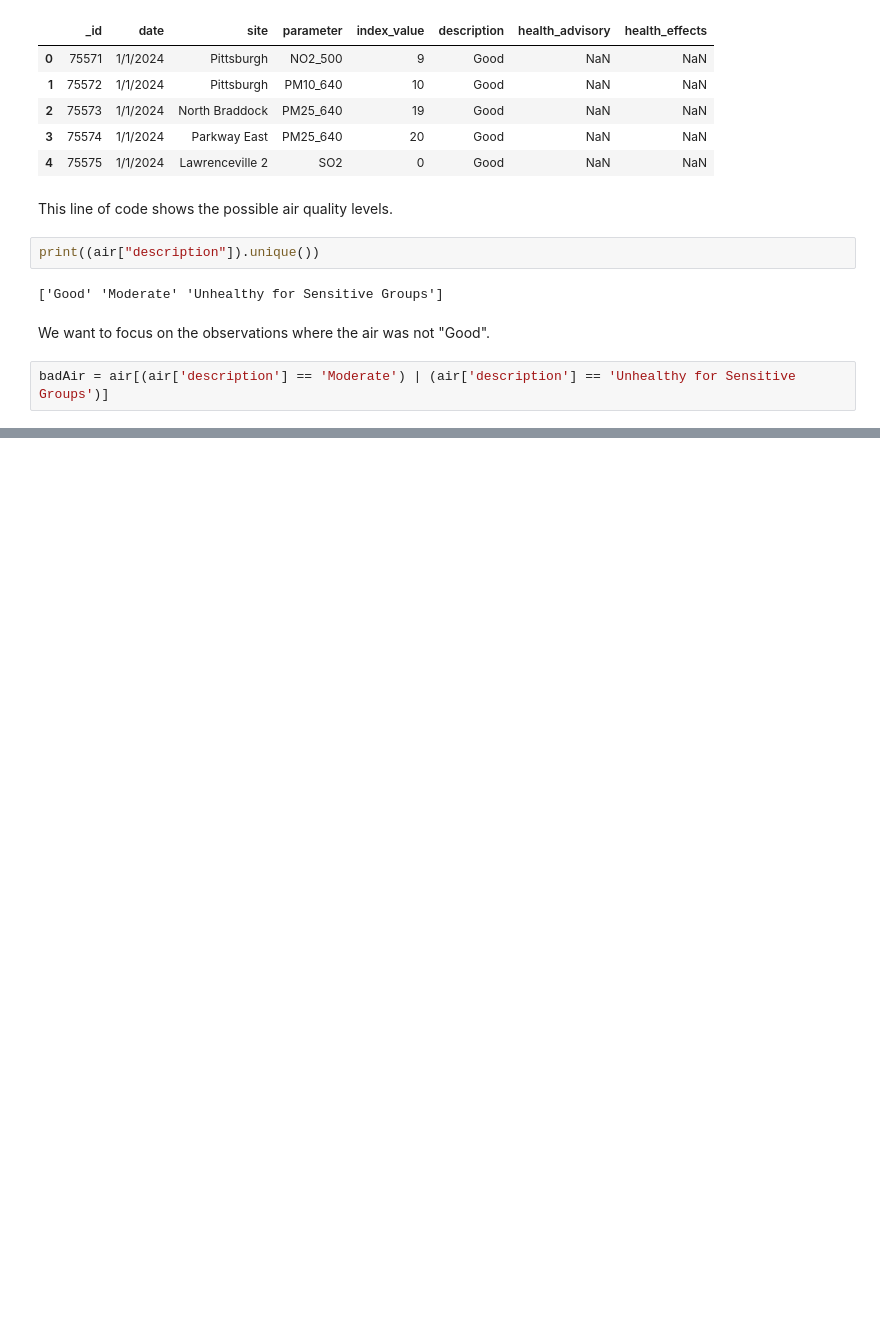
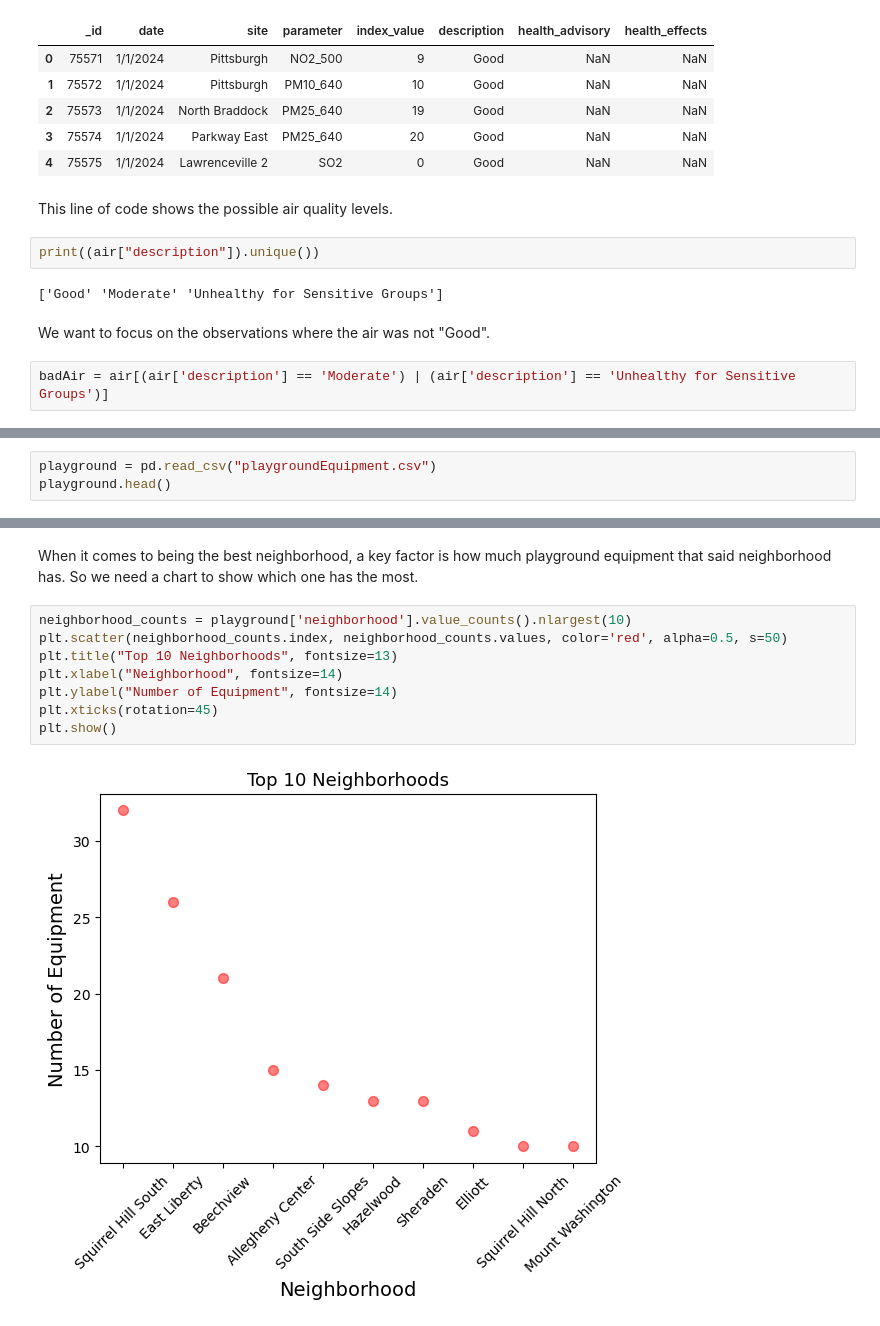
Before and after one commit to G-Farrell/CMPINF-Final, a Jupyter notebook: Final Project.ipynb, the cells around one changed output, grey strips where cells are left out. Drawn from its saved outputs; the diff is of its cells as text; blank space fills up the shorter version.

```diff
--- a/Final Project.ipynb
+++ b/Final Project.ipynb
@@ -83,0 +120,3 @@ badAir = air[(air['description'] == 'Moderate') | (air['description'] == 'Unheal
+# %%
+playground = pd.read_csv("playgroundEquipment.csv")
+playground.head()
@@ -83,0 +130,12 @@ badAir = air[(air['description'] == 'Moderate') | (air['description'] == 'Unheal
+# %% [markdown]
+When it comes to being the best neighborhood, a key factor is how much playground equipment that said neighborhood has. So we need a chart to show which one has the most.
+# %%
+neighborhood_counts = playground['neighborhood'].value_counts().nlargest(10)
+plt.scatter(neighborhood_counts.index, neighborhood_counts.values, color='red', alpha=0.5, s=50)
+plt.title("Top 10 Neighborhoods", fontsize=13)
+plt.xlabel("Neighborhood", fontsize=14)
+plt.ylabel("Number of Equipment", fontsize=14)
+plt.xticks(rotation=45)
+plt.show()
+# %% [output]
+[figure, added]
```
Also changed, not shown: parts of 14 cells of this notebook, 1 other file.
